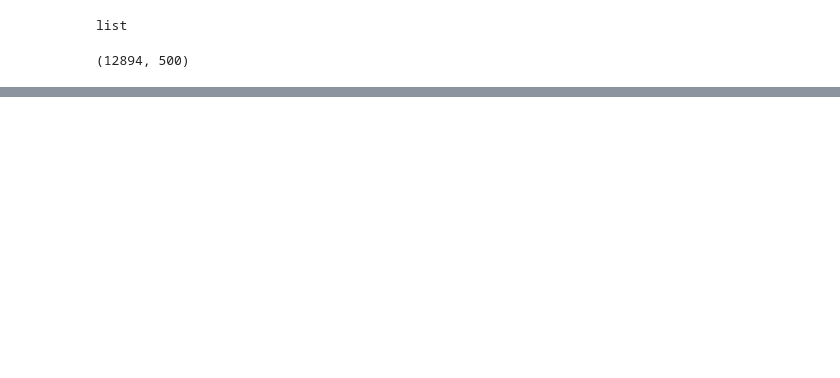
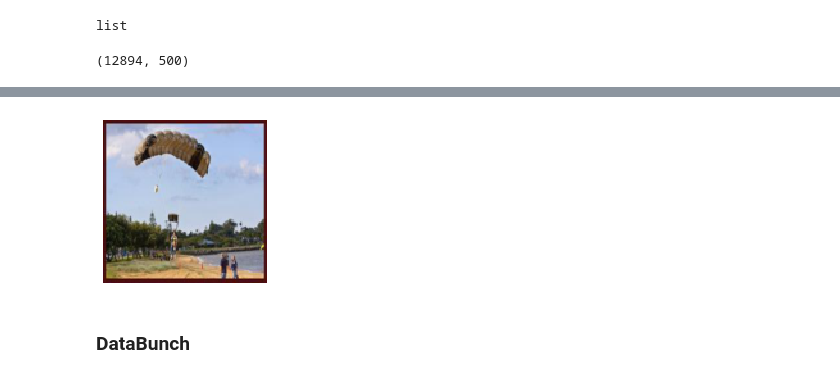
Before and after one commit to fg91/fastai_deep_learning_from_the_foundations, a Jupyter notebook: 08_data_block.ipynb, the cells around one changed output, grey strips where cells are left out. Drawn from its saved outputs; the diff is of its cells as text; code cells hidden in the pictures; blank space fills up the shorter version.

```diff
--- a/08_data_block.ipynb
+++ b/08_data_block.ipynb
@@ -289,0 +510,4 @@ len(train), len(valid)
+# %%
+sd = SplitData.split_by_func(il, splitter)
+# %%
+ll = label_by_func(sd, parent_labeler, proc_y=CategoryProcessor())
@@ -289,0 +522,14 @@ len(train), len(valid)
+# %%
+#export
+def show_image(im, figsize=(3,3)):
+    plt.figure(figsize=figsize)
+    plt.axis('off')
+    plt.imshow(im.permute(1, 2, 0))
+# %%
+x, y = ll.train[1500]
+# %%
+show_image(x)
+# %% [output]
+[figure, added]
+# %% [markdown]
+### DataBunch
```
Also changed, not shown: parts of 47 cells of this notebook.
